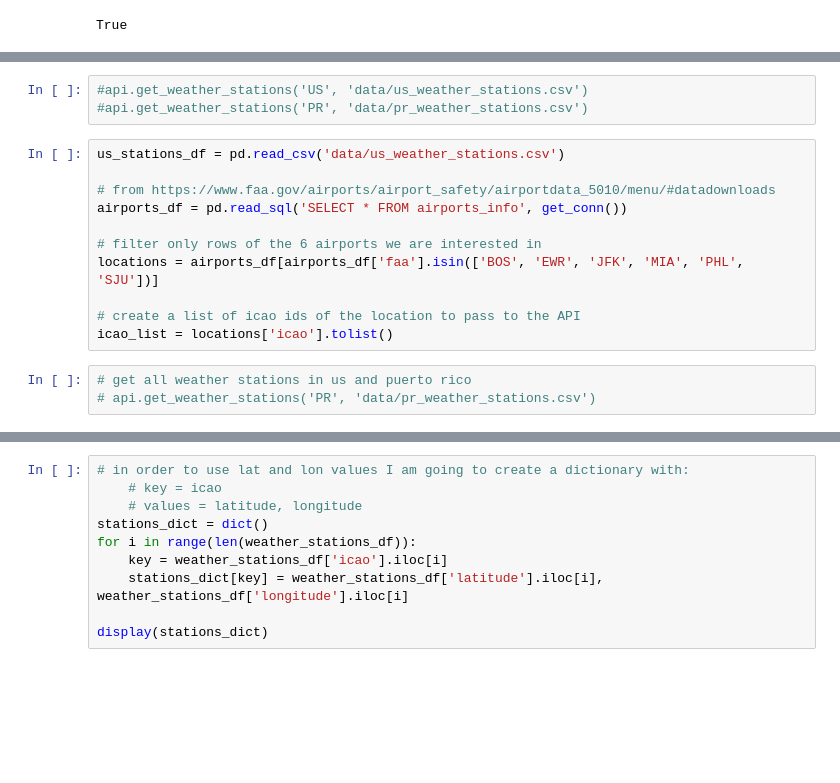
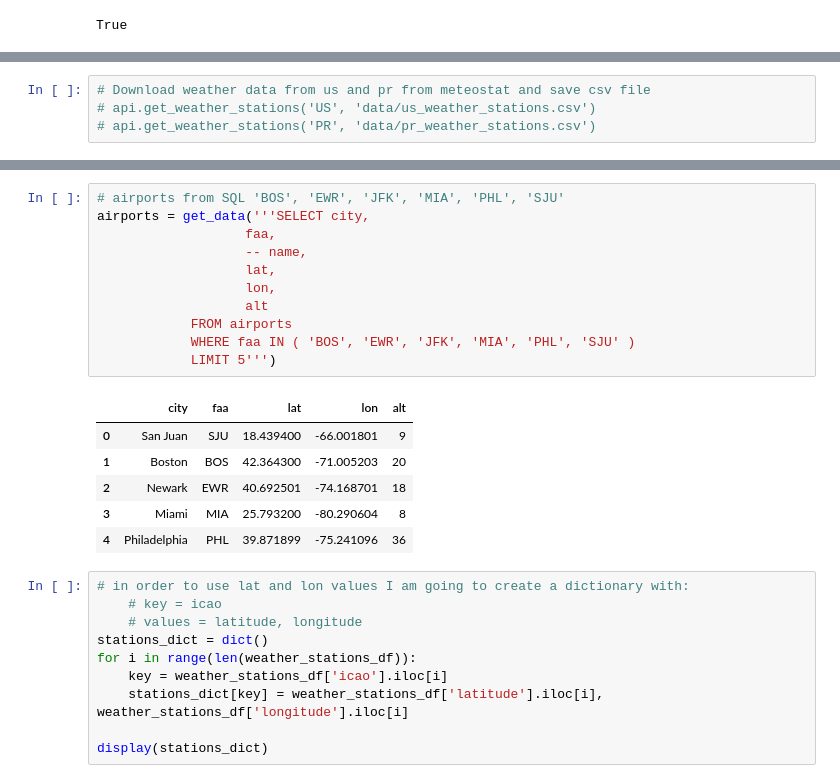
Before and after one commit to sergioserge/us-airports-project, a Jupyter notebook: 05_final.ipynb, the cells around one changed output, grey strips where cells are left out. Cells and saved outputs as stored; diff of their text form; blank space fills up the shorter version.

```diff
--- a/05_final.ipynb
+++ b/05_final.ipynb
@@ -317,20 +326,7 @@ pd.set_option('display.max_columns', None)
 # %%
-#api.get_weather_stations('US', 'data/us_weather_stations.csv')
-#api.get_weather_stations('PR', 'data/pr_weather_stations.csv')
+# Download weather data from us and pr from meteostat and save csv file
+# api.get_weather_stations('US', 'data/us_weather_stations.csv')
+# api.get_weather_stations('PR', 'data/pr_weather_stations.csv')
-# %%
-us_stations_df = pd.read_csv('data/us_weather_stations.csv')
-
-# from https://www.faa.gov/airports/airport_safety/airportdata_5010/menu/#datadownloads
-airports_df = pd.read_sql('SELECT * FROM airports_info', get_conn())
-
-# filter only rows of the 6 airports we are interested in
-locations = airports_df[airports_df['faa'].isin(['BOS', 'EWR', 'JFK', 'MIA', 'PHL', 'SJU'])]
-
-# create a list of icao ids of the location to pass to the API
-icao_list = locations['icao'].tolist()
-# %%
-# get all weather stations in us and puerto rico
-# api.get_weather_stations('PR', 'data/pr_weather_stations.csv')
 # %%
 # find the weather stations near the 6 relevant airports
 us_stations_df = pd.read_csv('data/us_weather_stations.csv')
@@ -352,6 +348,24 @@ display(weather_stations_df)
 | 343 | 72509 | Boston Logan International | US | MA | 72509.0 | KBOS | 42.3667 | -71.0167 | 6.0 | America/New_York | ... |
 | 532 | 74486 | John F. Kennedy Airport | US | NY | 74486.0 | KJFK | 40.6333 | -73.7667 | 4.0 | America/New_York | ... |
 | 0 | 78526 | San Juan / Int., Puerto Rico | PR | NaN | 78526.0 | TJSJ | 18.4333 | -66.0000 | 3.0 | America/Puerto_Rico | ... |
+# %%
+# airports from SQL 'BOS', 'EWR', 'JFK', 'MIA', 'PHL', 'SJU'
+airports = get_data('''SELECT city,
+                   faa,
+                   -- name,
+                   lat,
+                   lon,
+                   alt
+            FROM airports
+            WHERE faa IN ( 'BOS', 'EWR', 'JFK', 'MIA', 'PHL', 'SJU' )
+            LIMIT 5''')
+# %% [output]
+|  | city | faa | lat | lon | alt |
+| 0 | San Juan | SJU | 18.439400 | -66.001801 | 9 |
+| 1 | Boston | BOS | 42.364300 | -71.005203 | 20 |
+| 2 | Newark | EWR | 40.692501 | -74.168701 | 18 |
+| 3 | Miami | MIA | 25.793200 | -80.290604 | 8 |
+| 4 | Philadelphia | PHL | 39.871899 | -75.241096 | 36 |
 # %%
 # in order to use lat and lon values I am going to create a dictionary with:
     # key = icao
```
Also changed, not shown: parts of 10 cells of this notebook, 1 other file.
